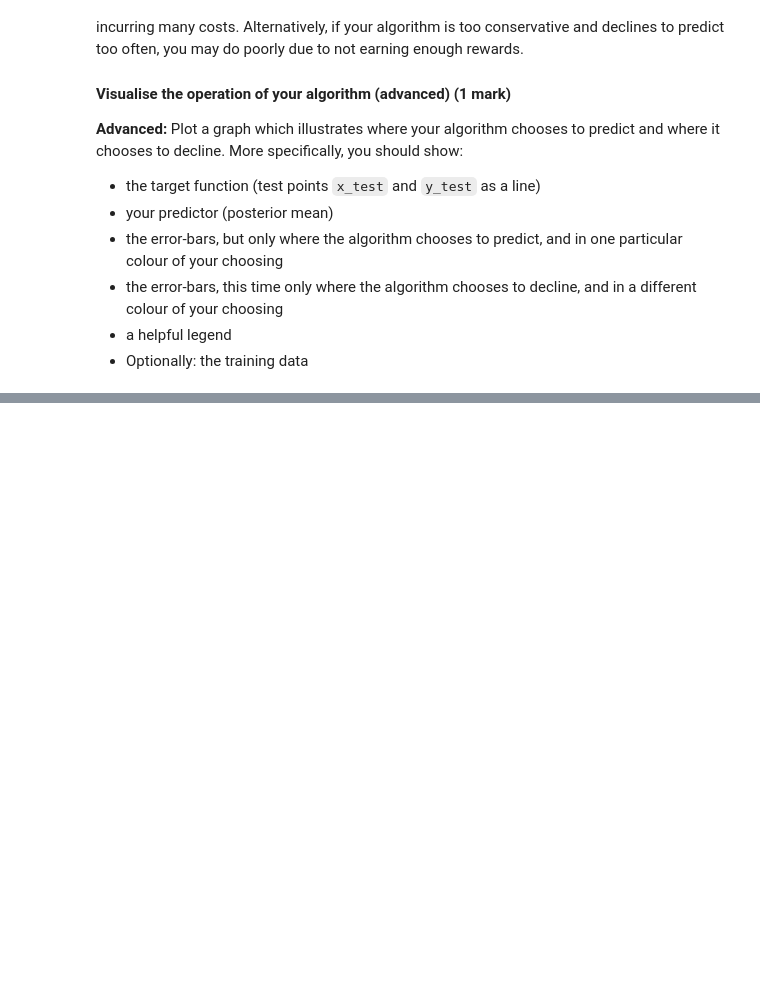
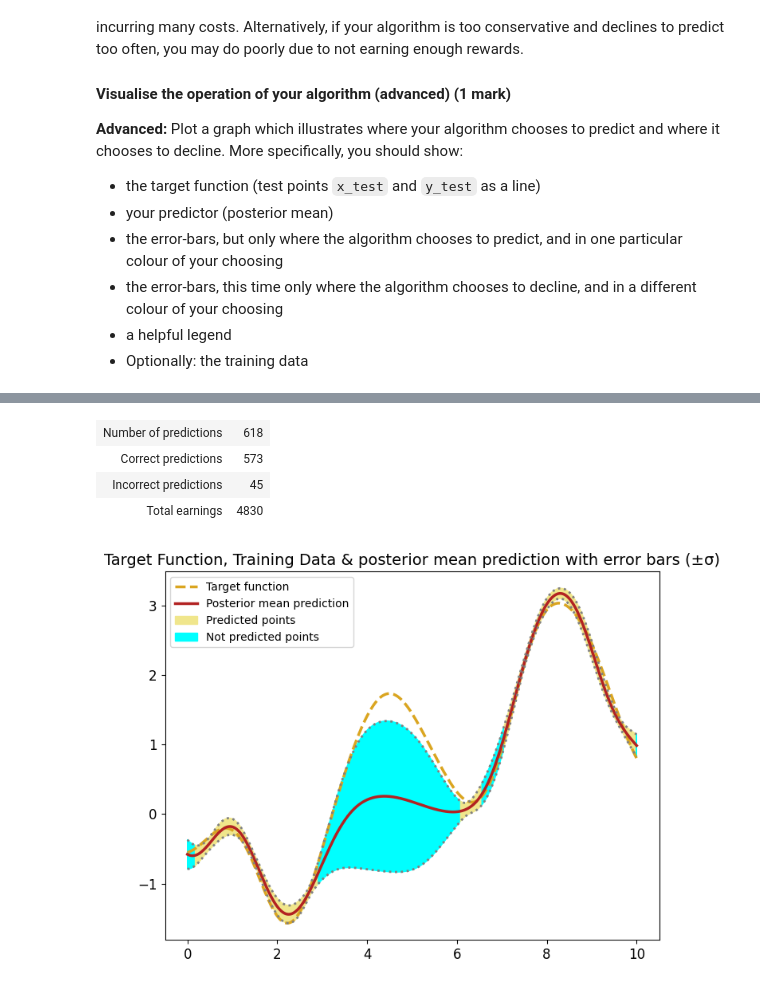
Before and after one commit to Salceid0/proyecto-bath, a Jupyter notebook: BayesianML/Coursework1/CM50268-Coursework-1.ipynb, the cells around one changed output, grey strips where cells are left out. Cells and saved outputs as stored; diff of their text form; code cells hidden in the pictures; blank space fills up the shorter version.

```diff
--- a/BayesianML/Coursework1/CM50268-Coursework-1.ipynb
+++ b/BayesianML/Coursework1/CM50268-Coursework-1.ipynb
@@ -866,0 +887,39 @@ print(rewards2)
+# %%
+# Apply your algorithm to the test set, and tabulate the relevant statistics
+
+#### **** YOUR TABULATION CODE HERE **** ####
+#
+model = basis = setup.RBFGenerator(centres, width=0.75, bias=True)
+count,correct,incorrect,total_rewards, graph_things = prediction_alg(model,x_train, y_train,x_val, y_val, x_test, y_test, best_alpha, sigma_2,threshold, reward_under, cost_above)
+table= [
+    ["Number of predictions", count],
+    ["Correct predictions", correct],
+    ["Incorrect predictions", incorrect],
+    ["Total earnings", total_rewards]
+]
+setup.tabulate_neatly(table, headers=[])
+# %% [output]
+| Number of predictions | 618 |
+| Correct predictions | 573 |
+| Incorrect predictions | 45 |
+| Total earnings | 4830 |
+# %%
+# Visualise your algorithm's decision-making (advanced / optional)
+
+#### **** YOUR GRAPHING CODE HERE **** ####
+#
+post_mean_pred,pred_var,predicted_points,not_predicted_points = graph_things
+plot_bar= np.zeros(len(x_test))
+plot_bar[predicted_points]=1
+not_plot_bar= np.zeros(len(x_test))
+not_plot_bar[not_predicted_points]=1
+plotter = setup.Plotter()
+plotter.plot("test", x_test, y_test, label="Target function")
+plotter.plot("predict", x_test, post_mean_pred, label="Posterior mean prediction")
+plt.fill_between(x_test.ravel(), post_mean_pred.flatten()-pred_var, post_mean_pred.flatten()+pred_var, where=plot_bar,linestyle= "", linewidth= 2.5, color= "khaki",label = "Predicted points")
+plt.plot(x_test, post_mean_pred.flatten()-pred_var, marker = "", linestyle = ":", linewidth = 2, color = "Grey")
+plt.plot(x_test, post_mean_pred.flatten()+pred_var, marker = "", linestyle = ":", linewidth = 2, color = "Grey")
+plt.fill_between(x_test.ravel(), post_mean_pred.flatten()-pred_var, post_mean_pred.flatten()+pred_var, where=not_plot_bar,linestyle= "", linewidth= 2.5, color= "cyan",label = "Not predicted points")
+plotter.tidy(title="Target Function, Training Data & posterior mean prediction with error bars (±σ)", legend=True)
+# %% [output]
+[figure, added]
```
Also changed, not shown: parts of 11 cells of this notebook.
